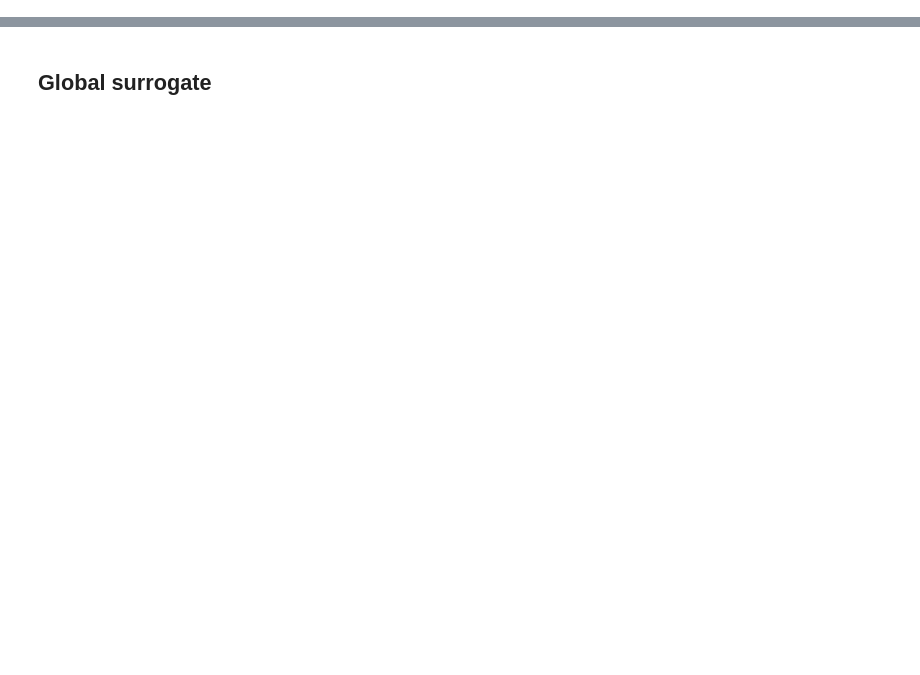
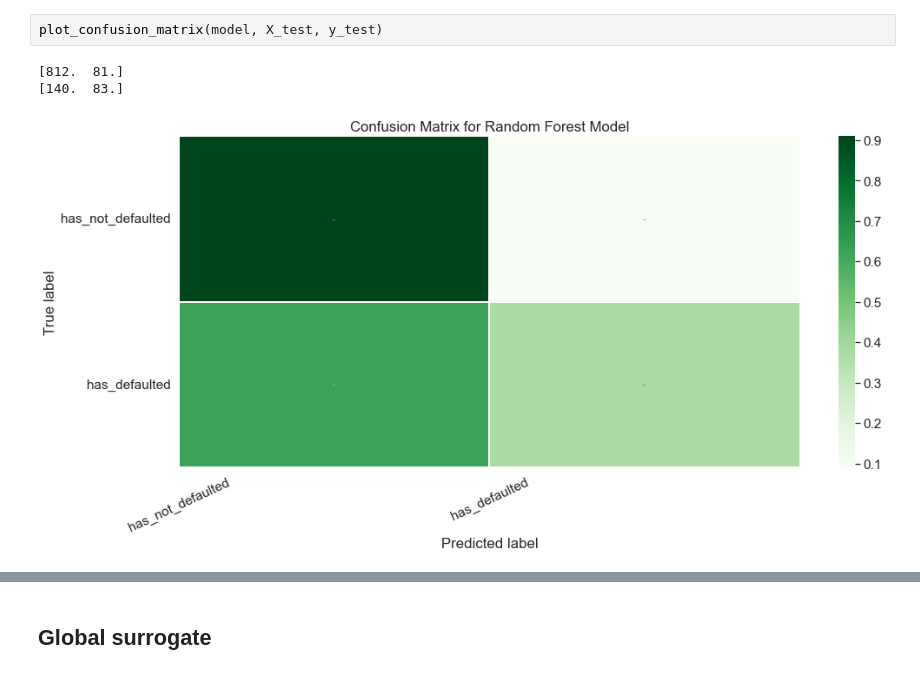
Before and after one commit to Martin-Qvr/XAI-Fairness, a Jupyter notebook: final_interpretability_notebook.ipynb, the cells around one changed output, grey strips where cells are left out. Drawn from its saved outputs; the diff is of its cells as text; blank space fills up the shorter version.

```diff
--- a/final_interpretability_notebook.ipynb
+++ b/final_interpretability_notebook.ipynb
@@ -34,0 +100,6 @@ Accuracy: 0.806
+# %%
+plot_confusion_matrix(model, X_test, y_test)
+# %% [output]
+[812.  81.]
+[140.  83.]
+[figure, added]
```
Also changed, not shown: parts of 23 cells of this notebook, 3 other files.
